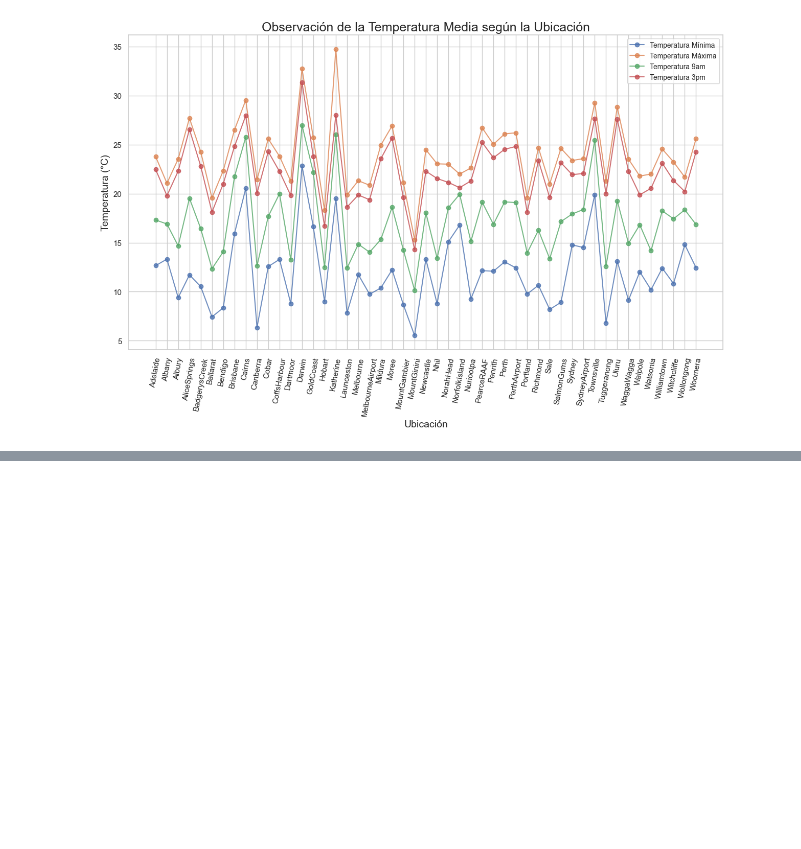
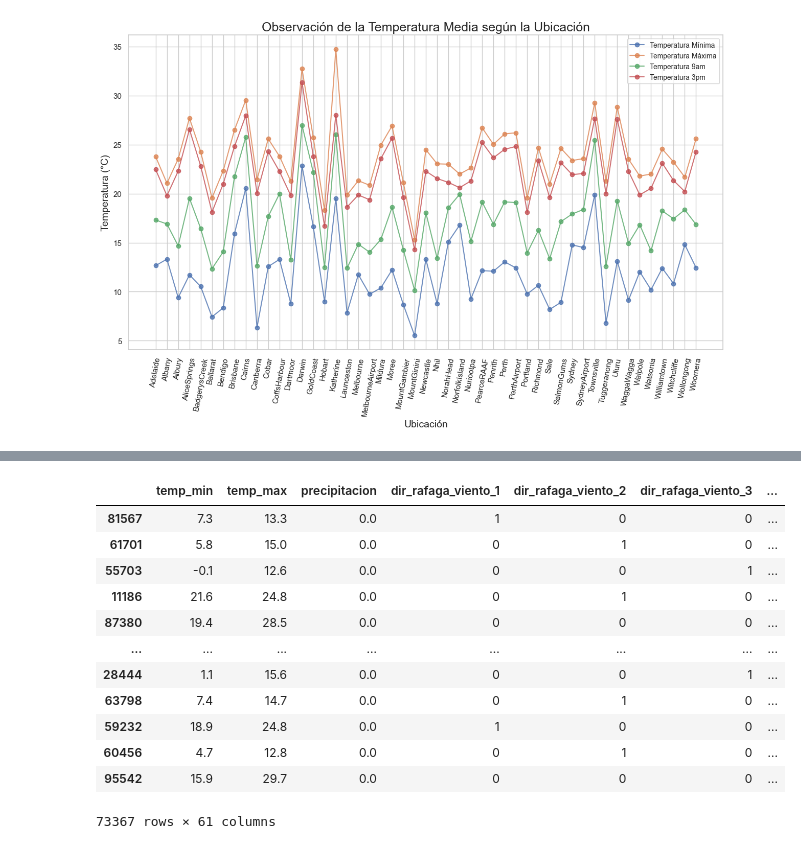
Before and after one commit to mariaRam2003/hdt6_mineria, a Jupyter notebook: HT6-EDA.ipynb, the cells around one changed output, grey strips where cells are left out. Drawn from its saved outputs; the diff is of its cells as text; code cells hidden in the pictures; blank space fills up the shorter version.

```diff
--- a/HT6-EDA.ipynb
+++ b/HT6-EDA.ipynb
@@ -830,0 +881,20 @@ plt.show()
+# %%
+encoder = OneHotEncoder(cols = categoricas)
+
+X_train = encoder.fit_transform(X_train)
+X_test = encoder.transform(X_test)
+X_train
+# %% [output]
+|  | temp_min | temp_max | precipitacion | dir_rafaga_viento_1 | dir_rafaga_viento_2 | dir_rafaga_viento_3 | ... |
+| 81567 | 7.3 | 13.3 | 0.0 | 1 | 0 | 0 | ... |
+| 61701 | 5.8 | 15.0 | 0.0 | 0 | 1 | 0 | ... |
+| 55703 | -0.1 | 12.6 | 0.0 | 0 | 0 | 1 | ... |
+| 11186 | 21.6 | 24.8 | 0.0 | 0 | 1 | 0 | ... |
+| 87380 | 19.4 | 28.5 | 0.0 | 0 | 0 | 0 | ... |
+| ... | ... | ... | ... | ... | ... | ... | ... |
+| 28444 | 1.1 | 15.6 | 0.0 | 0 | 0 | 1 | ... |
+| 63798 | 7.4 | 14.7 | 0.0 | 0 | 1 | 0 | ... |
+| 59232 | 18.9 | 24.8 | 0.0 | 1 | 0 | 0 | ... |
+| 60456 | 4.7 | 12.8 | 0.0 | 0 | 1 | 0 | ... |
+| 95542 | 15.9 | 29.7 | 0.0 | 0 | 0 | 0 | ... |
+73367 rows × 61 columns
```
Also changed, not shown: parts of 9 cells of this notebook.
